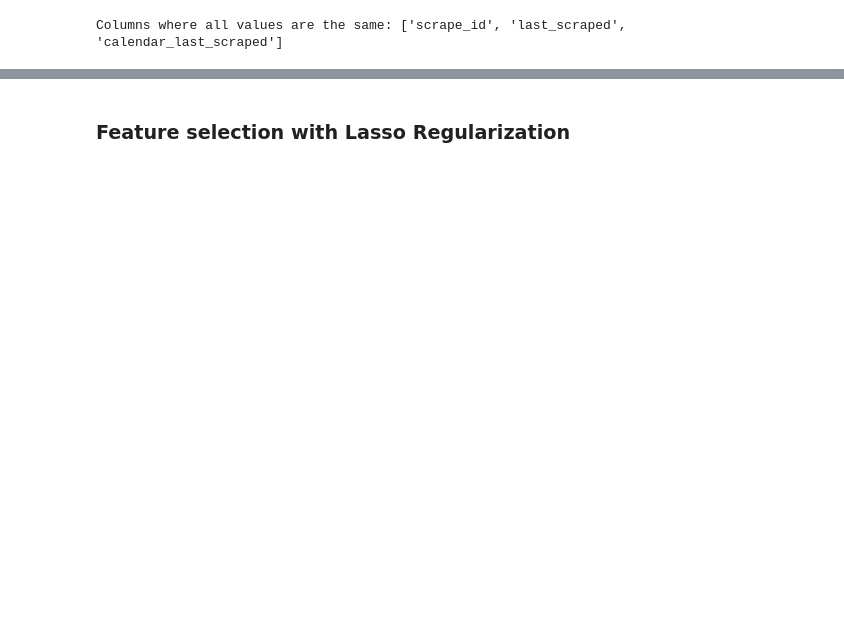
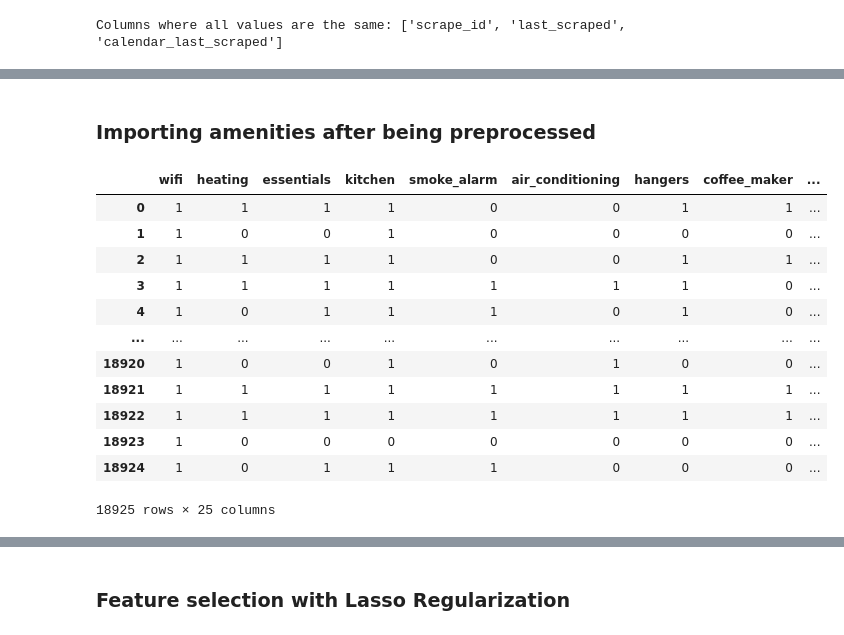
Before and after one commit to christianp12/Data-Driven-Exploration-of-Airbnb-Listings-Price, a Jupyter notebook: listings preprocessing.ipynb, the cells around one changed output, grey strips where cells are left out. Drawn from its saved outputs; the diff is of its cells as text; code cells hidden in the pictures; blank space fills up the shorter version.

```diff
--- a/listings preprocessing.ipynb
+++ b/listings preprocessing.ipynb
@@ -70,4 +84,22 @@ Importing amenities from "amenities.csv" dataset
+# %% [markdown]
+<h3>Importing amenities after being preprocessed</h3>
 # %%
-amenities_dummies = pd.read_csv('amenities.csv')
+amenities_final = pd.read_csv('amenities.csv')
+
+amenities_final
+# %% [output]
+|  | wifi | heating | essentials | kitchen | smoke_alarm | air_conditioning | hangers | coffee_maker | ... |
+| 0 | 1 | 1 | 1 | 1 | 0 | 0 | 1 | 1 | ... |
+| 1 | 1 | 0 | 0 | 1 | 0 | 0 | 0 | 0 | ... |
+| 2 | 1 | 1 | 1 | 1 | 0 | 0 | 1 | 1 | ... |
+| 3 | 1 | 1 | 1 | 1 | 1 | 1 | 1 | 0 | ... |
+| 4 | 1 | 0 | 1 | 1 | 1 | 0 | 1 | 0 | ... |
+| ... | ... | ... | ... | ... | ... | ... | ... | ... | ... |
+| 18920 | 1 | 0 | 0 | 1 | 0 | 1 | 0 | 0 | ... |
+| 18921 | 1 | 1 | 1 | 1 | 1 | 1 | 1 | 1 | ... |
+| 18922 | 1 | 1 | 1 | 1 | 1 | 1 | 1 | 1 | ... |
+| 18923 | 1 | 0 | 0 | 0 | 0 | 0 | 0 | 0 | ... |
+| 18924 | 1 | 0 | 1 | 1 | 1 | 0 | 0 | 0 | ... |
+18925 rows × 25 columns
 # %%
 # Concatenate the original DataFrame (excluding the old 'amenities' column) with the new boolean features
```
Also changed, not shown: parts of 17 cells of this notebook, 3 other files.
